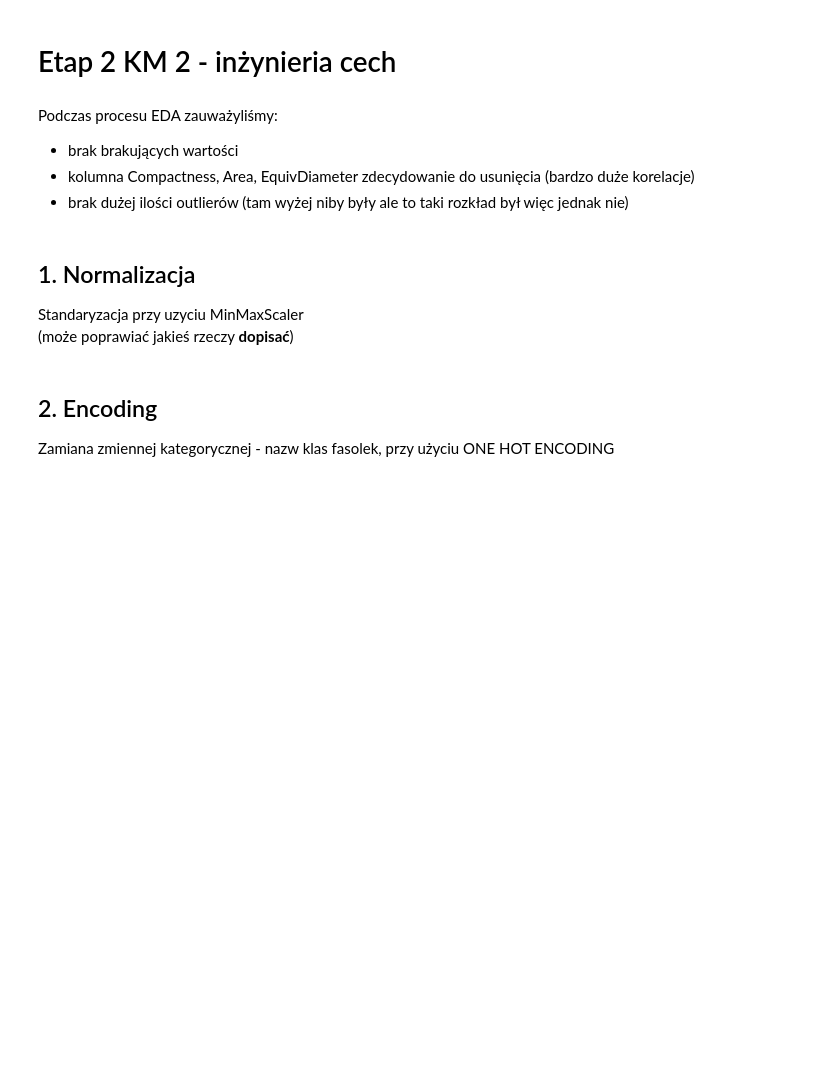
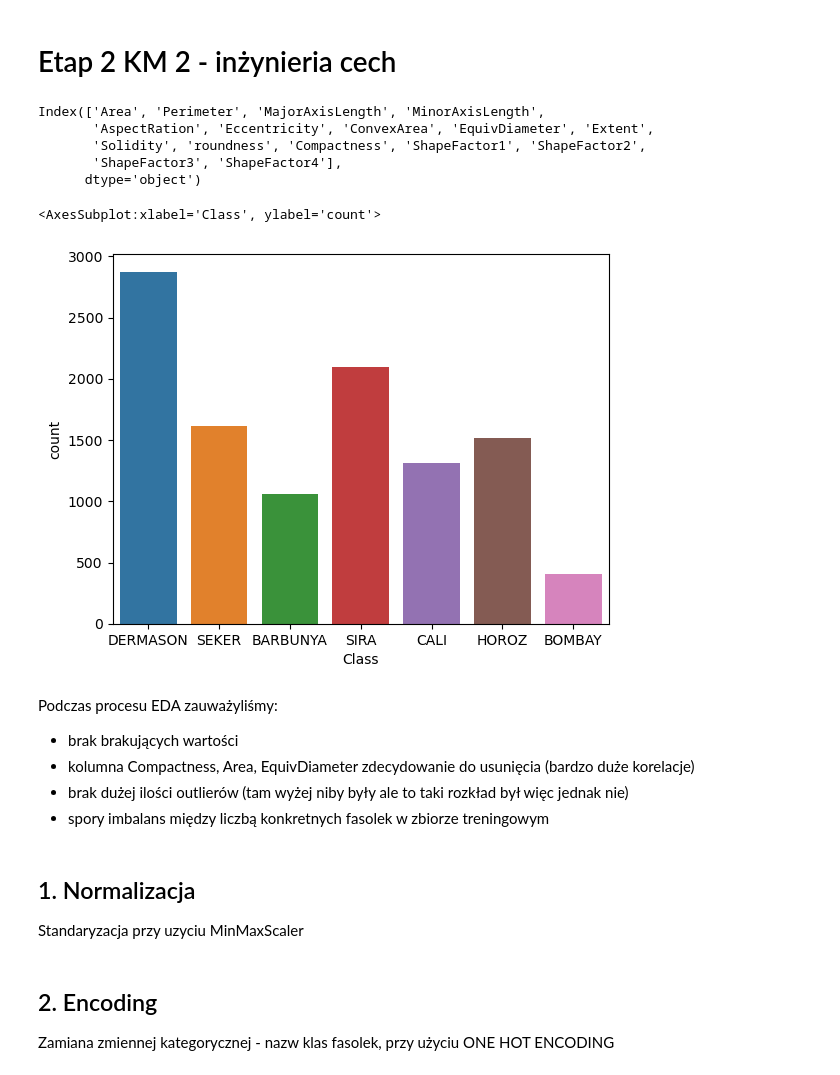
Before and after one commit to DeptuchMateusz/Bean-Classification, a Jupyter notebook: etap_2/Etap_2.ipynb, the cells around one changed output. Drawn from its saved outputs; the diff is of its cells as text; code cells hidden in the pictures; blank space fills up the shorter version.

```diff
--- a/etap_2/Etap_2.ipynb
+++ b/etap_2/Etap_2.ipynb
@@ -34,15 +35,27 @@ X_val, X_test, y_val, y_test = train_test_split(
 )
 
 cols = X.columns
+cols
+# %% [output]
+Index(['Area', 'Perimeter', 'MajorAxisLength', 'MinorAxisLength',
+       'AspectRation', 'Eccentricity', 'ConvexArea', 'EquivDiameter', 'Extent',
+       'Solidity', 'roundness', 'Compactness', 'ShapeFactor1', 'ShapeFactor2',
+       'ShapeFactor3', 'ShapeFactor4'],
+      dtype='object')
+# %%
+sns.countplot(x='Class', data = data)
+# %% [output]
+<AxesSubplot:xlabel='Class', ylabel='count'>
+[figure, added]
 # %% [markdown]
 Podczas procesu EDA zauważyliśmy:
 - brak brakujących wartości
 - kolumna Compactness, Area, EquivDiameter zdecydowanie do usunięcia (bardzo duże korelacje)
 - brak dużej ilości outlierów (tam wyżej niby były ale to taki rozkład był więc jednak nie)
+- spory imbalans między liczbą konkretnych fasolek w zbiorze treningowym
 # %% [markdown]
 ## 1. Normalizacja
 Standaryzacja przy uzyciu MinMaxScaler
-(może poprawiać jakieś rzeczy **dopisać**)
 # %%
 scaling = MinMaxScaler()
 X_train = scaling.fit_transform(X_train)
```
Also changed, not shown: parts of 41 cells of this notebook.
